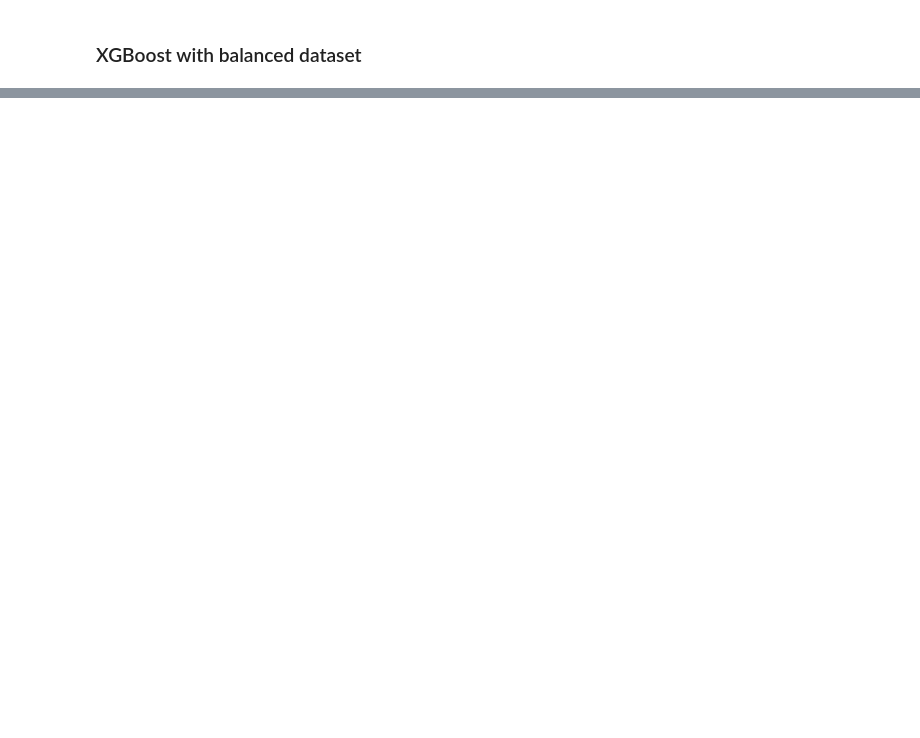
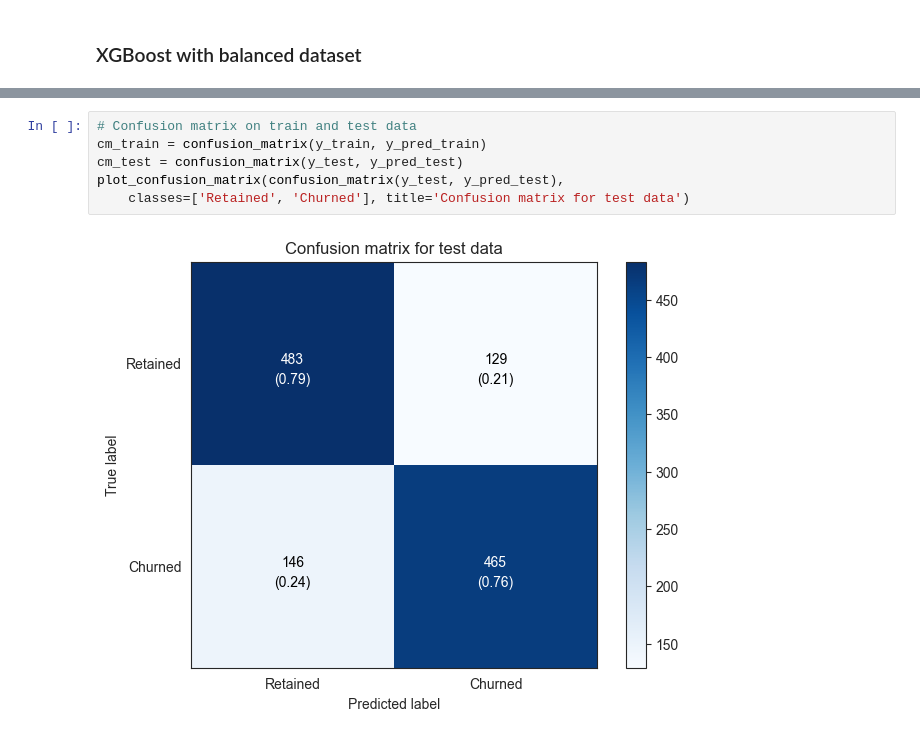
Before and after one commit to suleenwong/Bank-Customer-Churn-Analysis, a Jupyter notebook: churn_prediction_notebook.ipynb, the cells around one changed output, grey strips where cells are left out. Cells and saved outputs as stored; diff of their text form; blank space fills up the shorter version.

Commit message:
plotting script

```diff
--- a/churn_prediction_notebook.ipynb
+++ b/churn_prediction_notebook.ipynb
@@ -717,0 +717,8 @@ Accuracy (test): 0.78
+# %%
+# Confusion matrix on train and test data
+cm_train = confusion_matrix(y_train, y_pred_train)
+cm_test = confusion_matrix(y_test, y_pred_test)
+plot_confusion_matrix(confusion_matrix(y_test, y_pred_test),
+    classes=['Retained', 'Churned'], title='Confusion matrix for test data')
+# %% [output]
+[figure, added]
```
Also changed, not shown: parts of 18 cells of this notebook, 1 other file.
